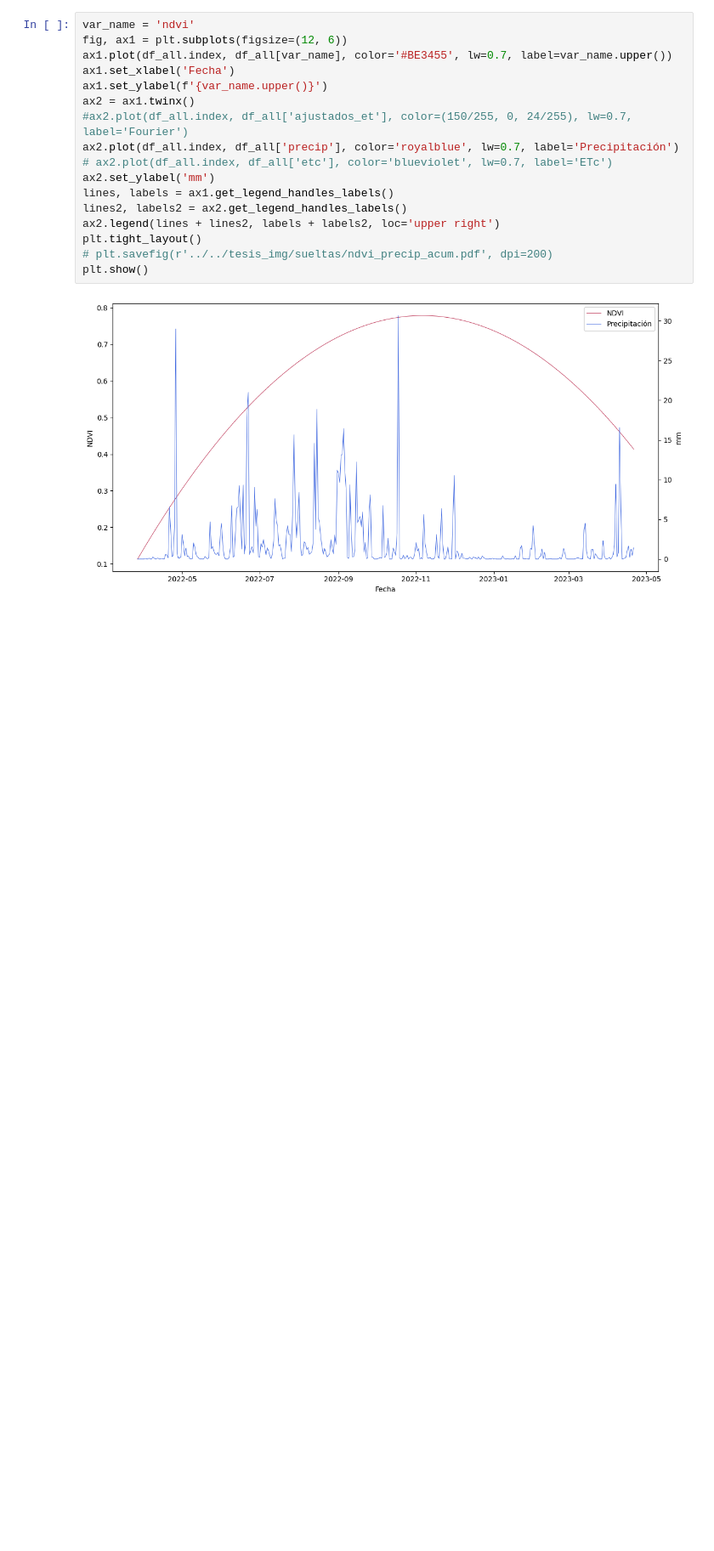
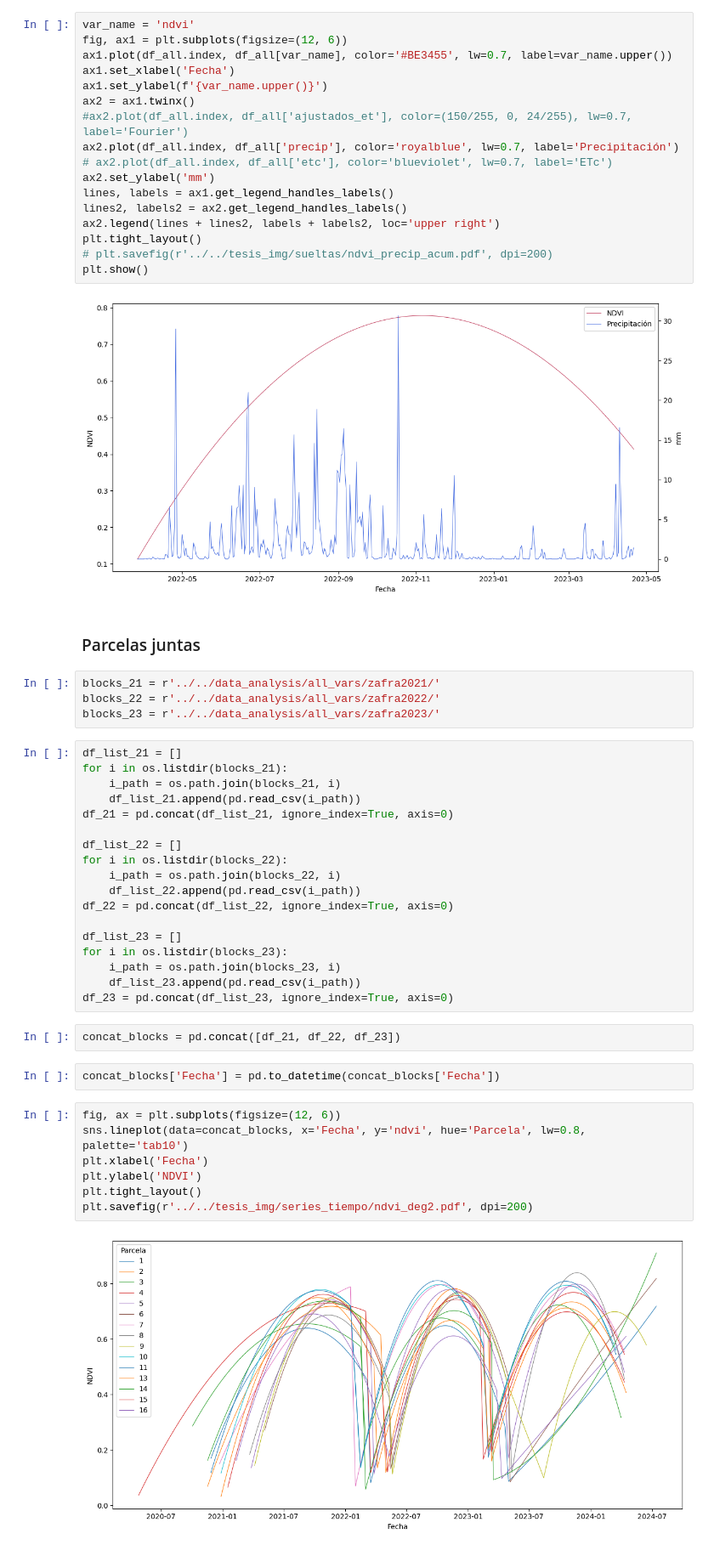
Before and after one commit to VivaldoGP/Tesis, a Jupyter notebook: results/time_series/ts.ipynb, the cells around one changed output. Shown at 85% size. Saved outputs shown, nothing was run; the diff lists cells and outputs as text; blank space fills up the shorter version.

Commit message:
feat: add new season data

```diff
--- a/results/time_series/ts.ipynb
+++ b/results/time_series/ts.ipynb
@@ -142,3 +146,40 @@ plt.tight_layout()
 plt.show()
 # %% [output]
 [figure]
+# %% [markdown]
+### Parcelas juntas
+# %%
+blocks_21 = r'../../data_analysis/all_vars/zafra2021/'
+blocks_22 = r'../../data_analysis/all_vars/zafra2022/'
+blocks_23 = r'../../data_analysis/all_vars/zafra2023/'
+# %%
+df_list_21 = []
+for i in os.listdir(blocks_21):
+    i_path = os.path.join(blocks_21, i)
+    df_list_21.append(pd.read_csv(i_path))
+df_21 = pd.concat(df_list_21, ignore_index=True, axis=0)
+
+df_list_22 = []
+for i in os.listdir(blocks_22):
+    i_path = os.path.join(blocks_22, i)
+    df_list_22.append(pd.read_csv(i_path))
+df_22 = pd.concat(df_list_22, ignore_index=True, axis=0)
+
+df_list_23 = []
+for i in os.listdir(blocks_23):
+    i_path = os.path.join(blocks_23, i)
+    df_list_23.append(pd.read_csv(i_path))
+df_23 = pd.concat(df_list_23, ignore_index=True, axis=0)
+# %%
+concat_blocks = pd.concat([df_21, df_22, df_23])
+# %%
+concat_blocks['Fecha'] = pd.to_datetime(concat_blocks['Fecha'])
+# %%
+fig, ax = plt.subplots(figsize=(12, 6))
+sns.lineplot(data=concat_blocks, x='Fecha', y='ndvi', hue='Parcela', lw=0.8, palette='tab10')
+plt.xlabel('Fecha')
+plt.ylabel('NDVI')
+plt.tight_layout()
+plt.savefig(r'../../tesis_img/series_tiempo/ndvi_deg2.pdf', dpi=200)
+# %% [output]
+[figure, added]
```
Also changed, not shown: parts of 4 cells of this notebook, 2 other files.
